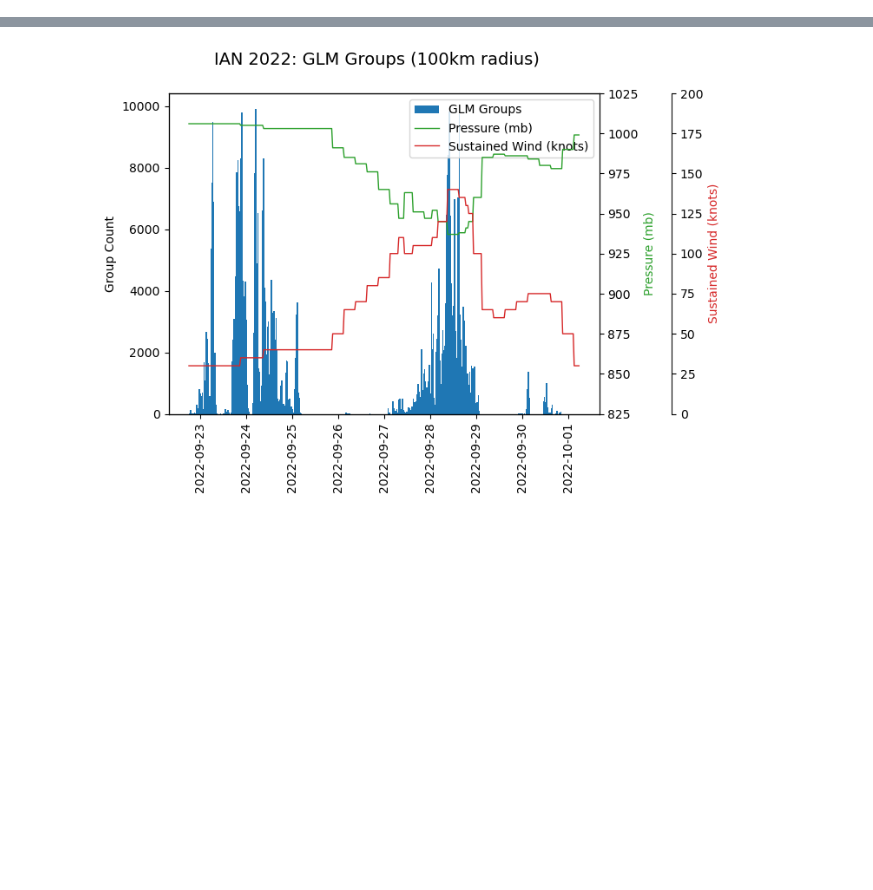
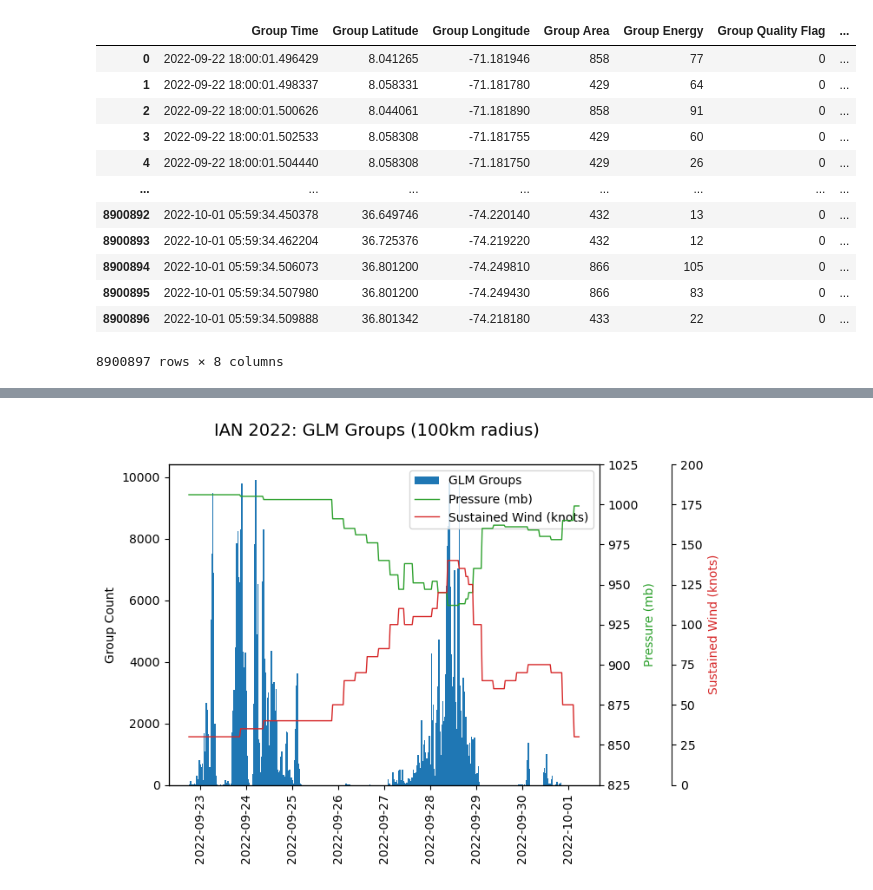
Before and after one commit to ajmell7/category-v, a Jupyter notebook: histogram_plotting.ipynb, the cells around one changed output, grey strips where cells are left out. Saved outputs shown, nothing was run; the diff lists cells and outputs as text; code cells hidden in the pictures; blank space fills up the shorter version.

```diff
--- a/histogram_plotting.ipynb
+++ b/histogram_plotting.ipynb
@@ -21,0 +28,16 @@ best_track_df = pd.read_csv(f'data/storms/{hurricane_name}_{hurricane_year}/hurr
+# %%
+glm_df
+# %% [output]
+|  | Group Time | Group Latitude | Group Longitude | Group Area | Group Energy | Group Quality Flag | ... |
+| 0 | 2022-09-22 18:00:01.496429 | 8.041265 | -71.181946 | 858 | 77 | 0 | ... |
+| 1 | 2022-09-22 18:00:01.498337 | 8.058331 | -71.181780 | 429 | 64 | 0 | ... |
+| 2 | 2022-09-22 18:00:01.500626 | 8.044061 | -71.181890 | 858 | 91 | 0 | ... |
+| 3 | 2022-09-22 18:00:01.502533 | 8.058308 | -71.181755 | 429 | 60 | 0 | ... |
+| 4 | 2022-09-22 18:00:01.504440 | 8.058308 | -71.181750 | 429 | 26 | 0 | ... |
+| ... | ... | ... | ... | ... | ... | ... | ... |
+| 8900892 | 2022-10-01 05:59:34.450378 | 36.649746 | -74.220140 | 432 | 13 | 0 | ... |
+| 8900893 | 2022-10-01 05:59:34.462204 | 36.725376 | -74.219220 | 432 | 12 | 0 | ... |
+| 8900894 | 2022-10-01 05:59:34.506073 | 36.801200 | -74.249810 | 866 | 105 | 0 | ... |
+| 8900895 | 2022-10-01 05:59:34.507980 | 36.801200 | -74.249430 | 866 | 83 | 0 | ... |
+| 8900896 | 2022-10-01 05:59:34.509888 | 36.801342 | -74.218180 | 433 | 22 | 0 | ... |
+8900897 rows × 8 columns
```
Also changed, not shown: parts of 12 cells of this notebook, 1 other file.
